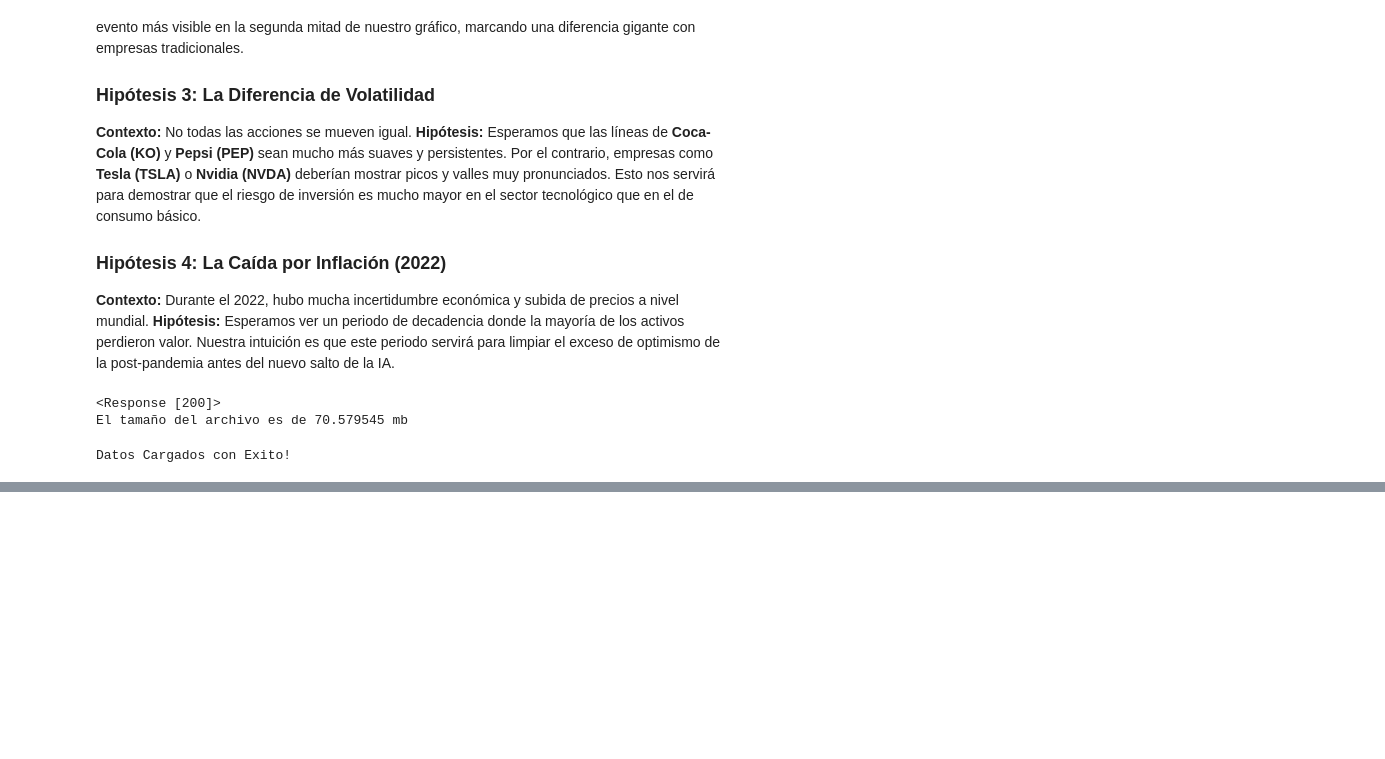
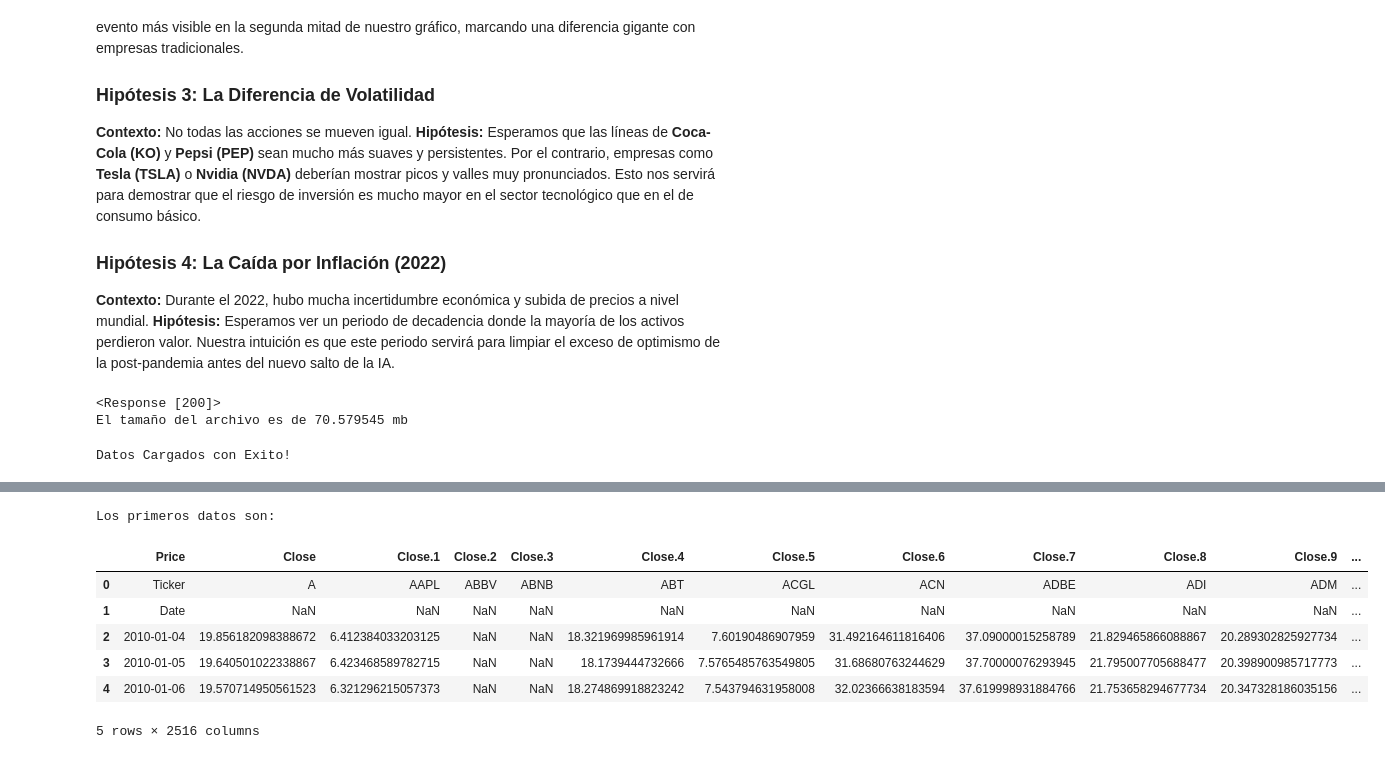
Before and after one commit to benja20003/MineriaDatos, a Jupyter notebook: Solemne1/Solemne1_Mineria_de_Datos.ipynb, the cells around one changed output, grey strips where cells are left out. Cells and saved outputs as stored; diff of their text form; code cells hidden in the pictures; blank space fills up the shorter version.

Commit message:
Se realizo el analisis inicial de los datos crudos, encontrando diferentes problemas que pueden ser solucionados en la limpieza de datos posterior

```diff
--- a/Solemne1/Solemne1_Mineria_de_Datos.ipynb
+++ b/Solemne1/Solemne1_Mineria_de_Datos.ipynb
@@ -74,0 +79,13 @@ Datos Cargados con Exito!
+# %%
+#Vista inicial de los primeros datos utilizando .head()
+print("Los primeros datos son:")
+df.head()
+# %% [output]
+Los primeros datos son:
+|  | Price | Close | Close.1 | Close.2 | Close.3 | Close.4 | Close.5 | Close.6 | Close.7 | Close.8 | Close.9 | ... |
+| 0 | Ticker | A | AAPL | ABBV | ABNB | ABT | ACGL | ACN | ADBE | ADI | ADM | ... |
+| 1 | Date | NaN | NaN | NaN | NaN | NaN | NaN | NaN | NaN | NaN | NaN | ... |
+| 2 | 2010-01-04 | 19.856182098388672 | 6.412384033203125 | NaN | NaN | 18.321969985961914 | 7.60190486907959 | 31.492164611816406 | 37.09000015258789 | 21.829465866088867 | 20.289302825927734 | ... |
+| 3 | 2010-01-05 | 19.640501022338867 | 6.423468589782715 | NaN | NaN | 18.1739444732666 | 7.5765485763549805 | 31.68680763244629 | 37.70000076293945 | 21.795007705688477 | 20.398900985717773 | ... |
+| 4 | 2010-01-06 | 19.570714950561523 | 6.321296215057373 | NaN | NaN | 18.274869918823242 | 7.543794631958008 | 32.02366638183594 | 37.619998931884766 | 21.753658294677734 | 20.347328186035156 | ... |
+5 rows × 2516 columns
```
Also changed, not shown: parts of 5 cells of this notebook.
